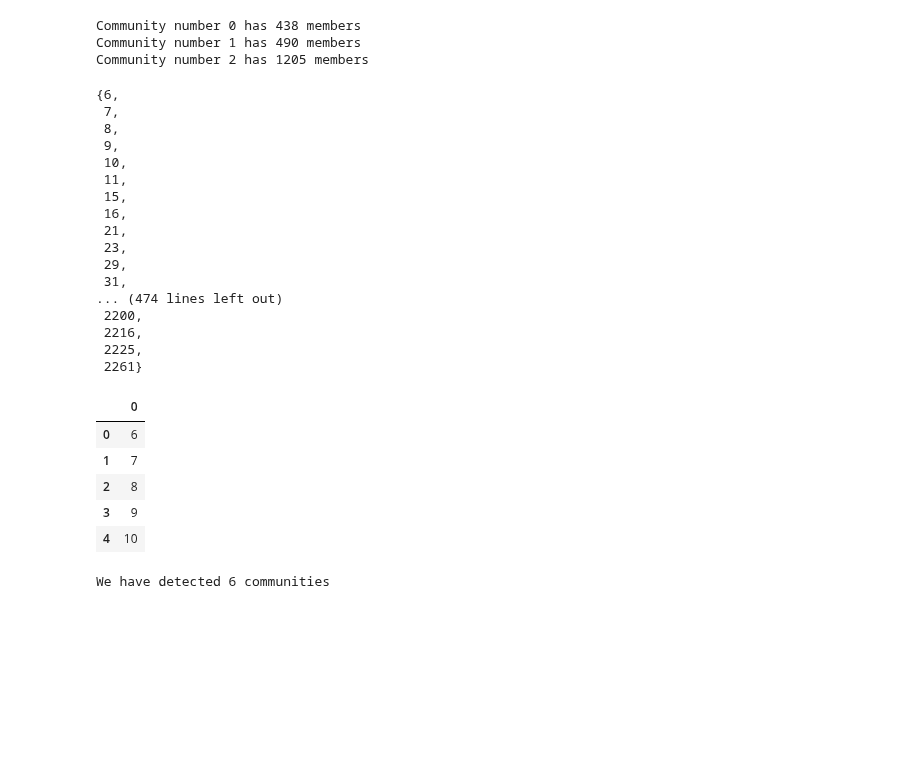
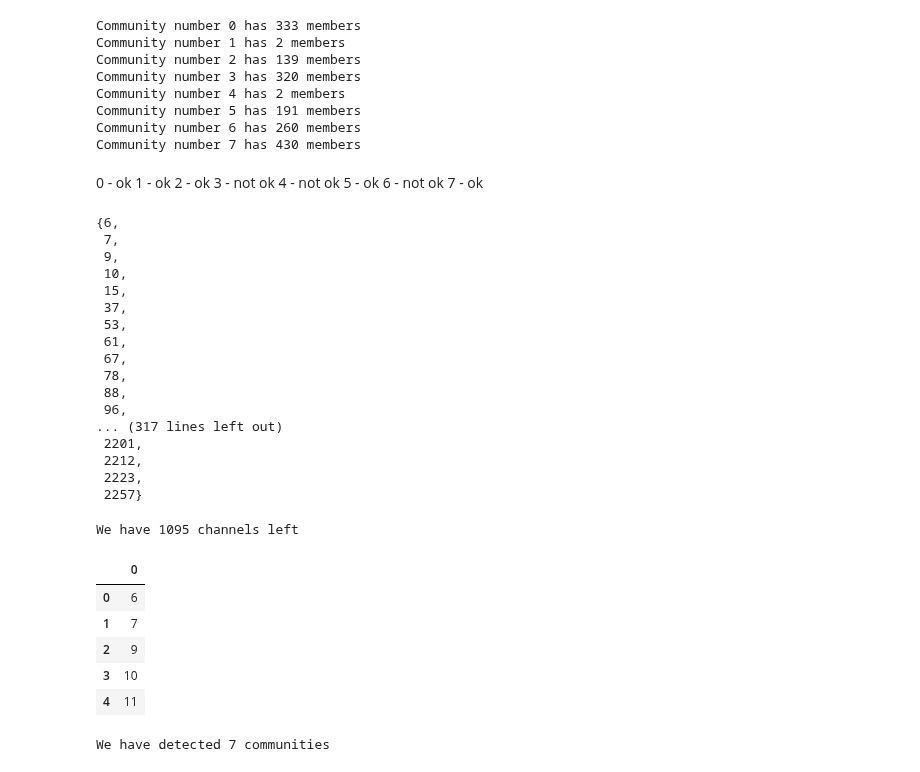
Before and after one commit to epfl-ada/ada-2022-project-adamantiumforgers, a Jupyter notebook: large_clustering_fix.ipynb, the cells around one changed output. Drawn from its saved outputs; the diff is of its cells as text; code cells hidden in the pictures; blank space fills up the shorter version.

```diff
--- a/large_clustering_fix.ipynb
+++ b/large_clustering_fix.ipynb
@@ -6,8 +7,8 @@ import pandas as pd
 from fa2 import ForceAtlas2
 # %%
 df_edges = pd.read_csv("csv_outputs/graph_channels_large.csv", sep=';')
-#df_edges = df_edges.drop(.index)
-df_edges.loc[df_edges[df_edges.weight < 16].index, 'weight'] = 16
+df_edges = df_edges.drop(df_edges[df_edges.weight < 16].index)
+#df_edges.loc[df_edges[df_edges.weight < 16].index, 'weight'] = 16
 display(df_edges.head())
 # %% [output]
 |  | source | target | weight |
@@ -34,4 +42,4 @@ nx.draw_networkx(G, pos=posses, with_labels=False, width=0,node_size=0.5)
 # %%
-louvain_partitions = nx_comm.louvain_communities(G, resolution=0.9, threshold=1e-1,seed=1)
+louvain_partitions = nx_comm.louvain_communities(G, resolution=1.2, threshold=1e-1,seed=1)
 print("We have {nbr}".format(nbr=len(louvain_partitions)))
 # %% [output]
@@ -40,43 +48,63 @@ We have 3
 for idx in range(len(louvain_partitions)):
     print("Community number {i} has {number} members".format(i=idx,number=len(louvain_partitions[idx])))
 # %% [output]
-Community number 0 has 438 members
-Community number 1 has 490 members
-Community number 2 has 1205 members
+Community number 0 has 333 members
+Community number 1 has 2 members
+Community number 2 has 139 members
+Community number 3 has 320 members
+Community number 4 has 2 members
+Community number 5 has 191 members
+Community number 6 has 260 members
+Community number 7 has 430 members
+# %% [markdown]
+0 - ok
+1 - ok
+2 - ok
+3 - not ok
+4 - not ok
+5 - ok
+6 - not ok
+7 - ok
 # %%
-display(louvain_partitions[1])
+display(louvain_partitions[0])
 # %% [output]
 {6,
  7,
- 8,
  9,
  10,
- 11,
  15,
- 16,
- 21,
- 23,
- 29,
- 31,
-... (474 lines left out)
- 2200,
- 2216,
- 2225,
- 2261}
+ 37,
+ 53,
+ 61,
+ 67,
+ 78,
+ 88,
+ 96,
+... (317 lines left out)
+ 2201,
+ 2212,
+ 2223,
+ 2257}
 # %%
-filtered_channels = list(louvain_partitions[1])
-#filtered_channels = filtered_channels + (list(louvain_partitions[3]))
+filtered_channels = list(louvain_partitions[0])
+filtered_channels = filtered_channels + (list(louvain_partitions[1]))
+filtered_channels = filtered_channels + (list(louvain_partitions[2]))
+filtered_channels = filtered_channels + (list(louvain_partitions[5]))
+filtered_channels = filtered_channels + (list(louvain_partitions[7]))
+
 filtered_channels = sorted(filtered_channels)
+print("We have {nbr} channels left".format(nbr=len(filtered_channels)))
 filtered_channels_list = filtered_channels
 filtered_channels = pd.DataFrame(filtered_channels)
 display(filtered_channels.head())
 # %% [output]
+We have 1095 channels left
 |  | 0 |
 | 0 | 6 |
 | 1 | 7 |
-| 2 | 8 |
-| 3 | 9 |
-| 4 | 10 |
+| 2 | 9 |
+| 3 | 10 |
+| 4 | 11 |
 # %%
 filtered_channels.to_csv("csv_outputs/louvain_filtered_channels_large_fix.csv", sep=';', index=False)
 # %%
@@ -85,10 +113,10 @@ def filter_function(n):
 
 sub_G = nx.subgraph_view(G, filter_node=filter_function)
 # %%
-louvain_communities = nx_comm.louvain_communities(sub_G, resolution=1.1,threshold=1e-1, seed=2)
+louvain_communities = nx_comm.louvain_communities(sub_G, resolution=1.1,threshold=1e-1, seed=1)
 print("We have detected {num} communities".format(num=len(louvain_communities)))
 # %% [output]
-We have detected 6 communities
+We have detected 7 communities
 # %%
 for idx in range(len(louvain_communities)):
     print("Community number {i} has {number} members".format(i=idx,number=len(louvain_communities[idx])))
```
Also changed, not shown: parts of 21 cells of this notebook.
